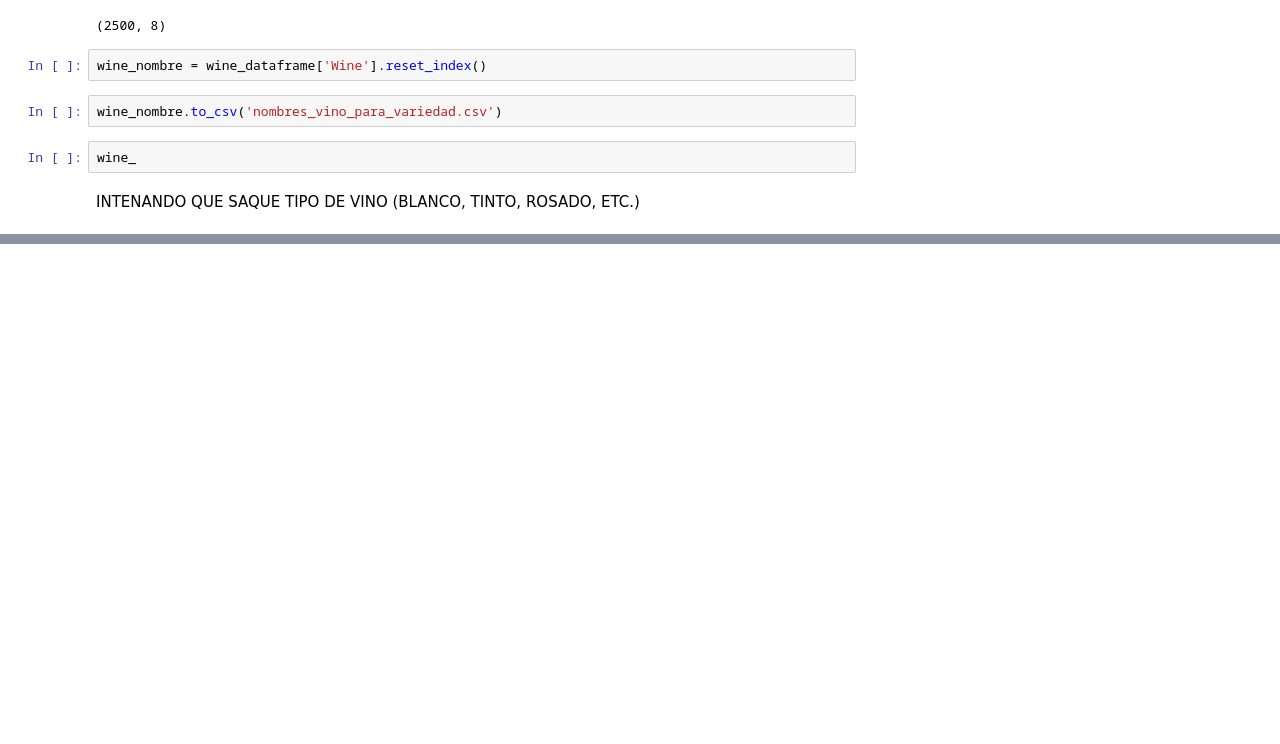
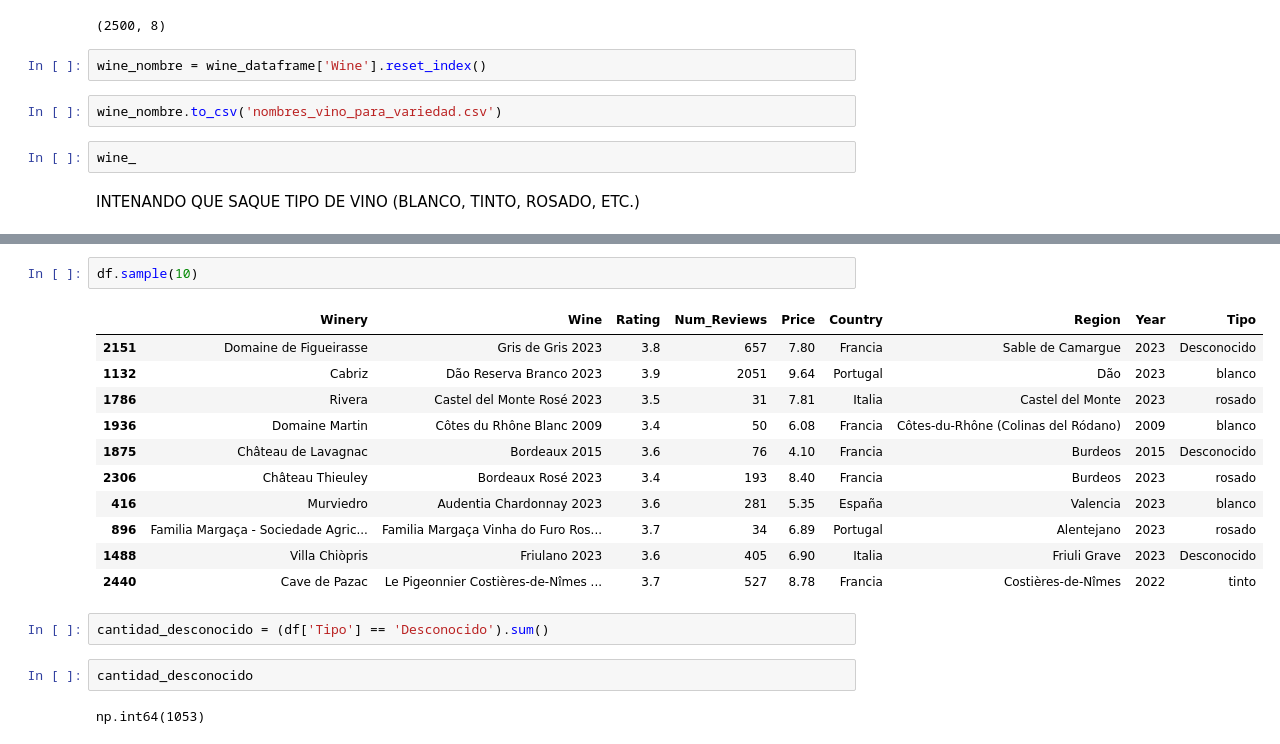
Before and after one commit to Yolanda-Ser/project-da-promo-k-modulo-4-team-1-, a Jupyter notebook: datos_vinos.ipynb, the cells around one changed output, grey strips where cells are left out. Saved outputs shown, nothing was run; the diff lists cells and outputs as text; blank space fills up the shorter version.

```diff
--- a/datos_vinos.ipynb
+++ b/datos_vinos.ipynb
@@ -441,0 +547,20 @@ wine_dataframe1
+# %%
+df.sample(10)
+# %% [output]
+|  | Winery | Wine | Rating | Num_Reviews | Price | Country | Region | Year | Tipo |
+| 2151 | Domaine de Figueirasse | Gris de Gris 2023 | 3.8 | 657 | 7.80 | Francia | Sable de Camargue | 2023 | Desconocido |
+| 1132 | Cabriz | Dão Reserva Branco 2023 | 3.9 | 2051 | 9.64 | Portugal | Dão | 2023 | blanco |
+| 1786 | Rivera | Castel del Monte Rosé 2023 | 3.5 | 31 | 7.81 | Italia | Castel del Monte | 2023 | rosado |
+| 1936 | Domaine Martin | Côtes du Rhône Blanc 2009 | 3.4 | 50 | 6.08 | Francia | Côtes-du-Rhône (Colinas del Ródano) | 2009 | blanco |
+| 1875 | Château de Lavagnac | Bordeaux 2015 | 3.6 | 76 | 4.10 | Francia | Burdeos | 2015 | Desconocido |
+| 2306 | Château Thieuley | Bordeaux Rosé 2023 | 3.4 | 193 | 8.40 | Francia | Burdeos | 2023 | rosado |
+| 416 | Murviedro | Audentia Chardonnay 2023 | 3.6 | 281 | 5.35 | España | Valencia | 2023 | blanco |
+| 896 | Familia Margaça - Sociedade Agric... | Familia Margaça Vinha do Furo Ros... | 3.7 | 34 | 6.89 | Portugal | Alentejano | 2023 | rosado |
+| 1488 | Villa Chiòpris | Friulano 2023 | 3.6 | 405 | 6.90 | Italia | Friuli Grave | 2023 | Desconocido |
+| 2440 | Cave de Pazac | Le Pigeonnier Costières-de-Nîmes ... | 3.7 | 527 | 8.78 | Francia | Costières-de-Nîmes | 2022 | tinto |
+# %%
+cantidad_desconocido = (df['Tipo'] == 'Desconocido').sum()
+# %%
+cantidad_desconocido
+# %% [output]
+np.int64(1053)
```
Also changed, not shown: parts of 14 cells of this notebook.
